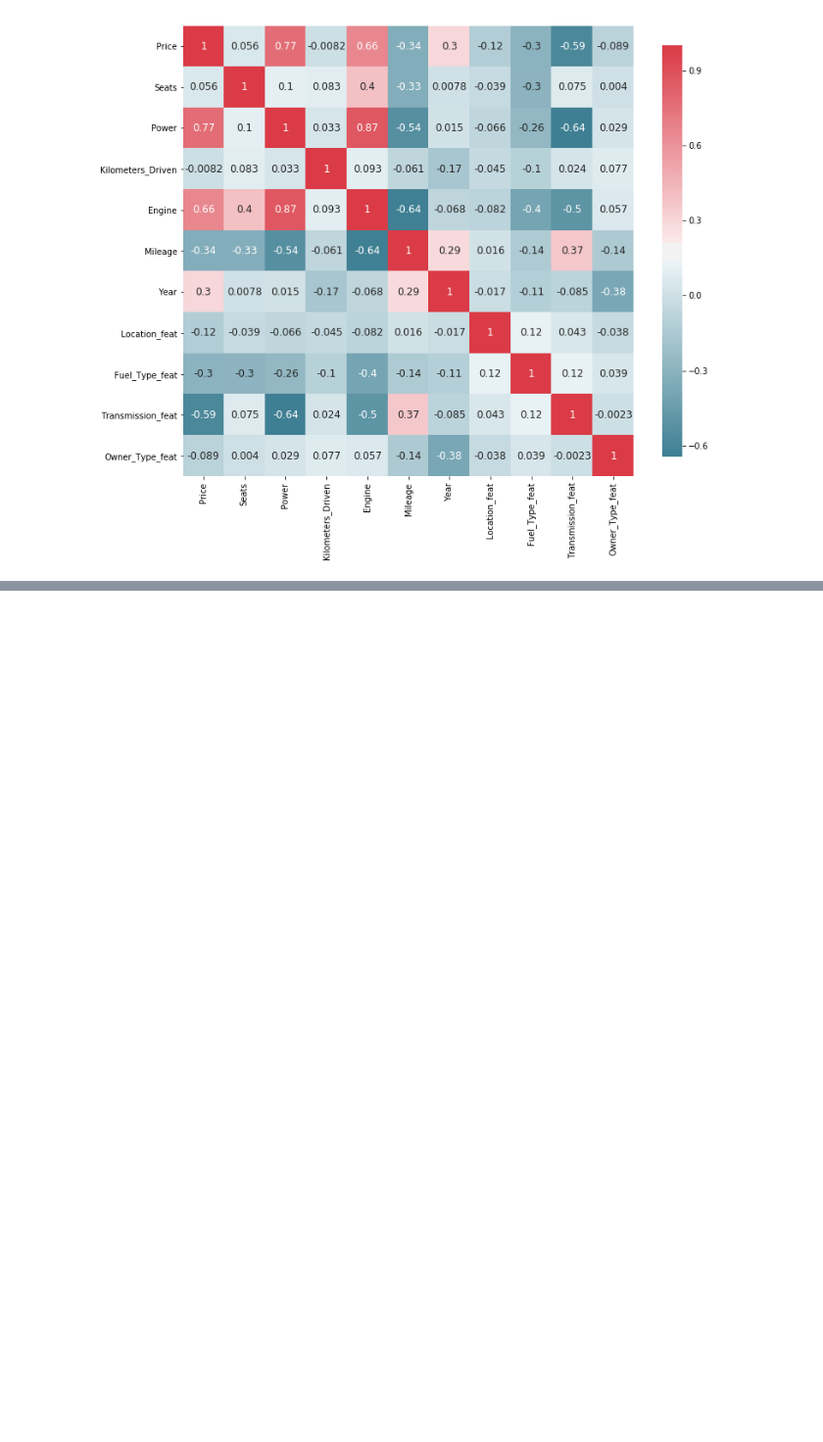
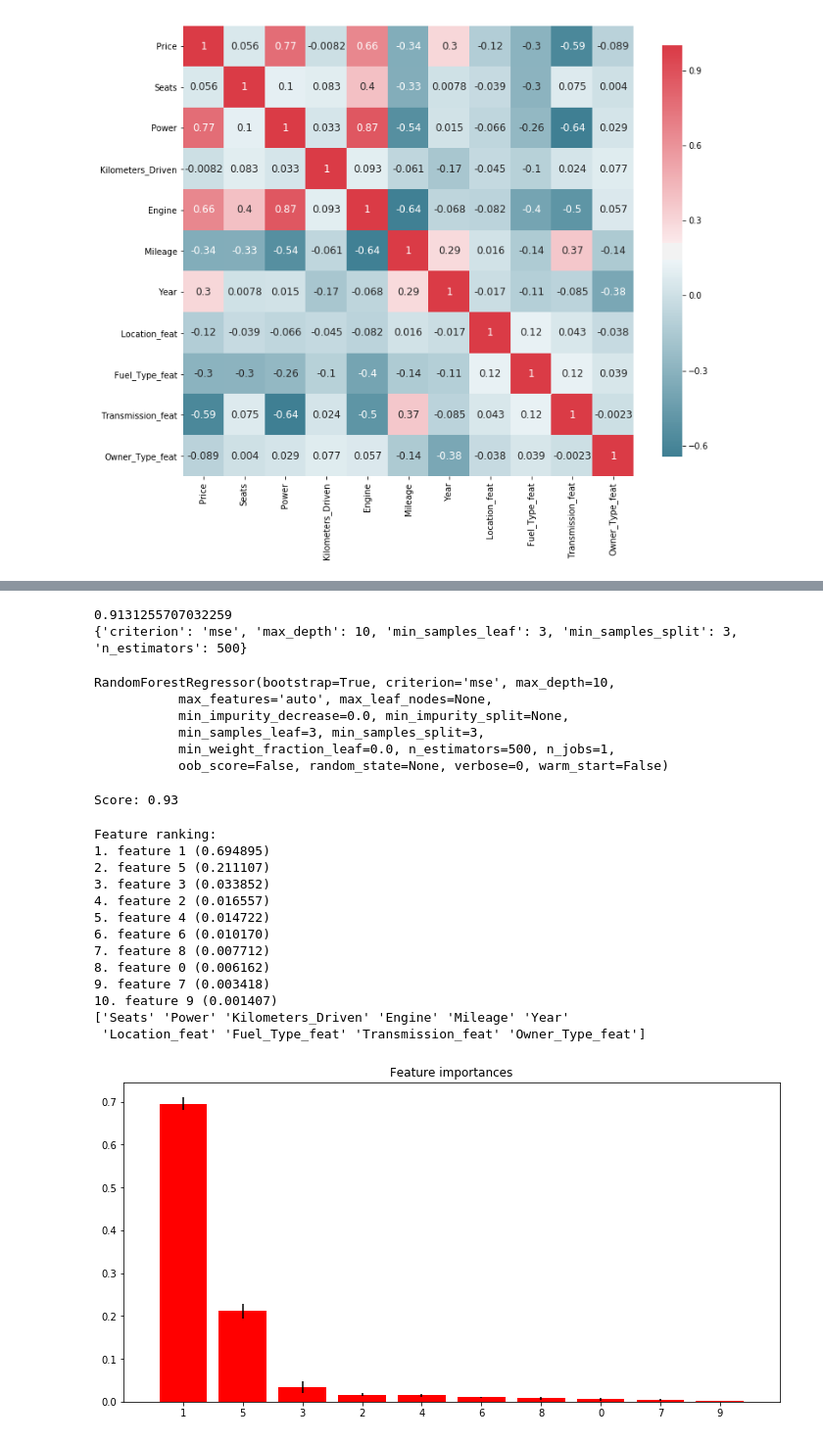
Before and after one commit to ddb95/Data_Science_and_ML_Projects, a Jupyter notebook: predictingUsedCars/PredictUsedCarsPrice.ipynb, the cells around one changed output, grey strips where cells are left out. Shown at 98% size. Drawn from its saved outputs; the diff is of its cells as text; code cells hidden in the pictures; blank space fills up the shorter version.

```diff
--- a/predictingUsedCars/PredictUsedCarsPrice.ipynb
+++ b/predictingUsedCars/PredictUsedCarsPrice.ipynb
@@ -533,0 +701,13 @@ labeled.corr()
+# %%
+param_grid = { "criterion" : ["mse"]
+              , "min_samples_leaf" : [3]
+              , "min_samples_split" : [3]
+              , "max_depth": [10]
+              , "n_estimators": [500]}
+# %%
+# cv = 2 fold Cross Validation
+# n_jobs = Number of jobs to run in parallel.
+# verbose = Controls the verbosity: the higher, the more messages.
+
+gs = GridSearchCV(estimator=rf, param_grid=param_grid, cv=2, n_jobs=-1, verbose=1)
+gs = gs.fit(X_train, Y_train)
@@ -533,0 +720,26 @@ labeled.corr()
+# %%
+print(gs.best_score_)
+print(gs.best_params_)
+# %% [output]
+0.9131255707032259
+{'criterion': 'mse', 'max_depth': 10, 'min_samples_leaf': 3, 'min_samples_split': 3, 'n_estimators': 500}
+# %%
+bestParams = gs.best_params_
+forest = RandomForestRegressor(criterion=bestParams['criterion'],
+                               min_samples_leaf=bestParams['min_samples_leaf'],
+                               min_samples_split=bestParams['min_samples_split'],
+                              max_depth=bestParams['max_depth'],
+                              n_estimators=bestParams['n_estimators'])
+
+forest.fit(X_train, Y_train)
+# %% [output]
+RandomForestRegressor(bootstrap=True, criterion='mse', max_depth=10,
+           max_features='auto', max_leaf_nodes=None,
+           min_impurity_decrease=0.0, min_impurity_split=None,
+           min_samples_leaf=3, min_samples_split=3,
+           min_weight_fraction_leaf=0.0, n_estimators=500, n_jobs=1,
+           oob_score=False, random_state=None, verbose=0, warm_start=False)
+# %%
+print('Score: %.2f' % forest.score(X_val, Y_val))
+# %% [output]
+Score: 0.93
@@ -533,0 +750,35 @@ labeled.corr()
+# %%
+importances = forest.feature_importances_
+std = np.std([tree.feature_importances_ for tree in forest.estimators_],
+             axis=0)
+indices = np.argsort(importances)[::-1]
+# Print the feature ranking
+print("Feature ranking:")
+
+for f in range(X.shape[1]):
+    print("%d. feature %d (%f)" % (f + 1, indices[f], importances[indices[f]]))
+
+print(X_train.columns.values)
+# Plot the feature importances of the forest
+plt.figure()
+plt.title("Feature importances")
+plt.bar(range(X.shape[1]), importances[indices],
+       color="r", yerr=std[indices], align="center",tick_label = X_train.columns.values)
+plt.xticks(range(X.shape[1]), indices)
+plt.xlim([-1, X.shape[1]])
+plt.show()
+# %% [output]
+Feature ranking:
+1. feature 1 (0.694895)
+2. feature 5 (0.211107)
+3. feature 3 (0.033852)
+4. feature 2 (0.016557)
+5. feature 4 (0.014722)
+6. feature 6 (0.010170)
+7. feature 8 (0.007712)
+8. feature 0 (0.006162)
+9. feature 7 (0.003418)
+10. feature 9 (0.001407)
+['Seats' 'Power' 'Kilometers_Driven' 'Engine' 'Mileage' 'Year'
+ 'Location_feat' 'Fuel_Type_feat' 'Transmission_feat' 'Owner_Type_feat']
+[figure, added]
```
Also changed, not shown: parts of 33 cells of this notebook.
